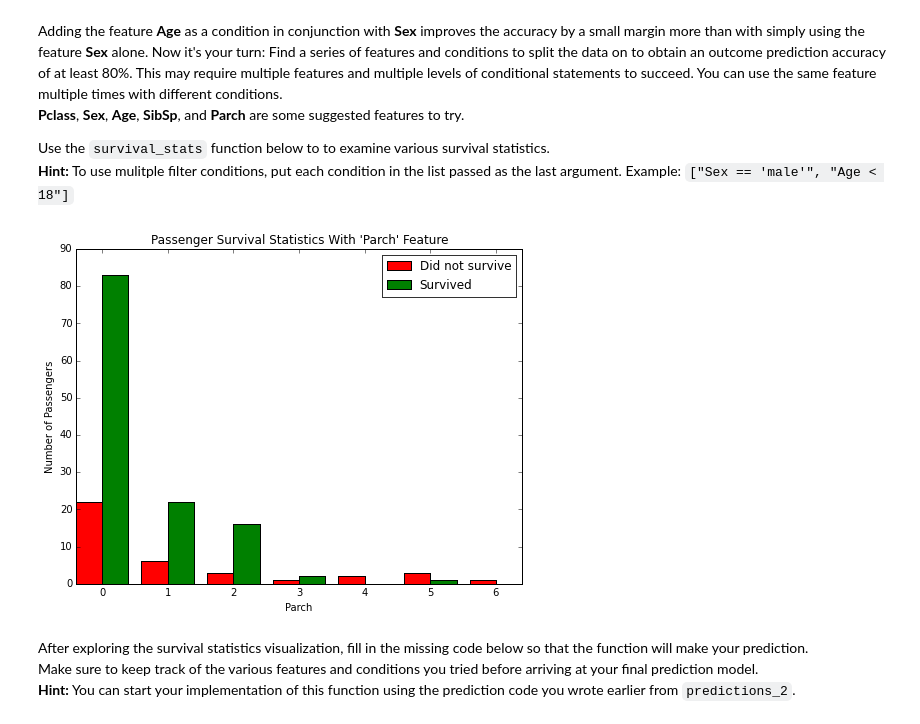
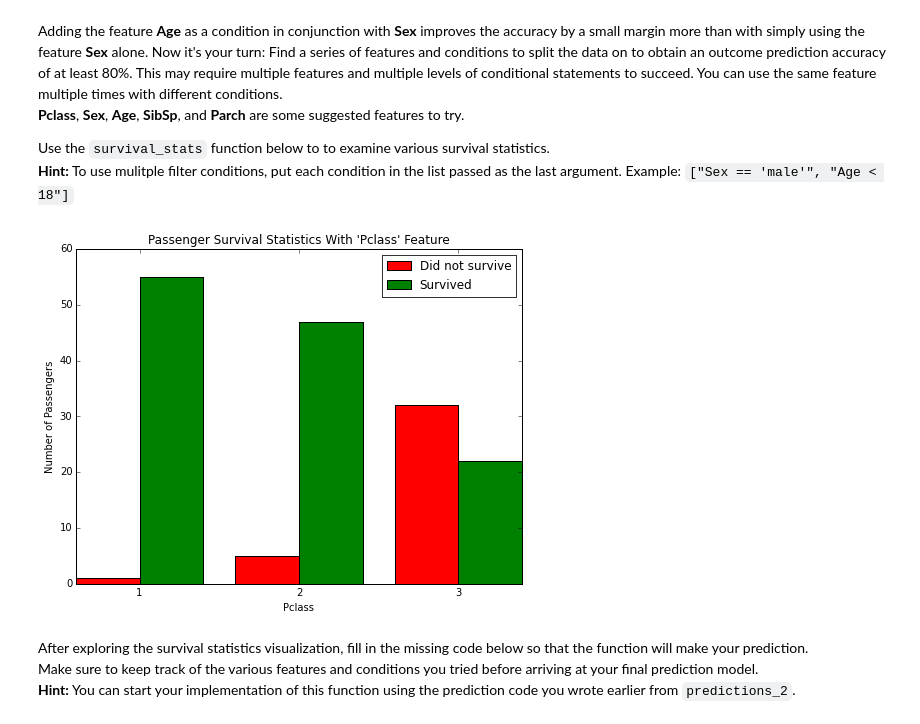
Before and after one commit to mvshalamov/ml-titanic, a Jupyter notebook: Titanic_Survival_Exploration.ipynb, the cells around one changed output. Cells and saved outputs as stored; diff of their text form; code cells hidden in the pictures.

```diff
--- a/Titanic_Survival_Exploration.ipynb
+++ b/Titanic_Survival_Exploration.ipynb
@@ -208,9 +208,9 @@ Adding the feature **Age** as a condition in conjunction with **Sex** improves t
 Use the `survival_stats` function below to to examine various survival statistics.
 **Hint:** To use mulitple filter conditions, put each condition in the list passed as the last argument. Example: `["Sex == 'male'", "Age < 18"]`
 # %%
-survival_stats(data, outcomes, 'Parch', ["Sex == 'female'","Age > 20", "Age < 50"])
+survival_stats(data, outcomes, 'Pclass', ["Sex == 'female'","Age > 20", "Age < 50"])
 # %% [output]
-[figure, old version]
+[figure, new version]
 # %% [markdown]
 After exploring the survival statistics visualization, fill in the missing code below so that the function will make your prediction.
 Make sure to keep track of the various features and conditions you tried before arriving at your final prediction model.
```
Also changed, not shown: parts of 1 cell of this notebook, 1 other file.
